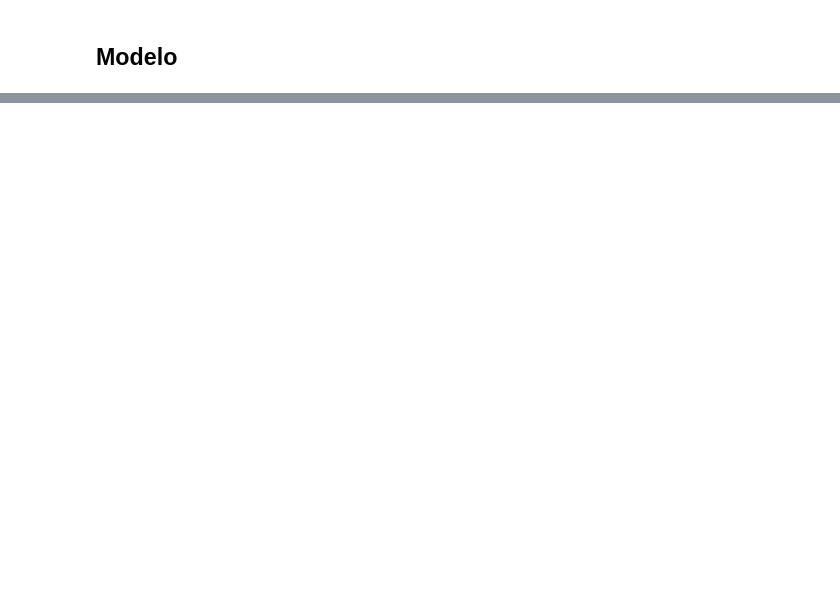
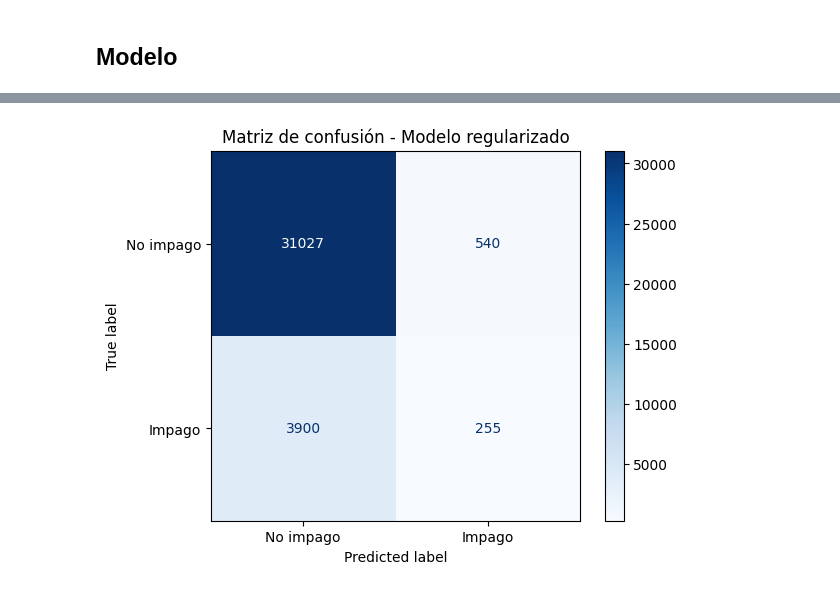
Before and after one commit to Pablocordobaa/Reto-5-azul-claro, a Jupyter notebook: modelo_impago.ipynb, the cells around one changed output, grey strips where cells are left out. Saved outputs shown, nothing was run; the diff lists cells and outputs as text; code cells hidden in the pictures; blank space fills up the shorter version.

```diff
--- a/modelo_impago.ipynb
+++ b/modelo_impago.ipynb
@@ -131,0 +163,2 @@ y= copia["Impago"]
+# %%
+X_train, X_test, y_train, y_test= train_test_split(X,y,train_size=0.8,random_state=42,shuffle=True,stratify=y)
@@ -131,0 +478,17 @@ y= copia["Impago"]
+# %%
+matriz = confusion_matrix(
+    y_test,
+    clasificacion_regularizada_nuevas,
+    labels=[0, 1]
+)
+
+disp = ConfusionMatrixDisplay(
+    confusion_matrix=matriz,
+    display_labels=["No impago", "Impago"]
+)
+
+disp.plot(cmap="Blues", values_format="d")
+plt.title("Matriz de confusión - Modelo regularizado")
+plt.show()
+# %% [output]
+[figure, added]
```
Also changed, not shown: parts of 25 cells of this notebook, 2 other files.
